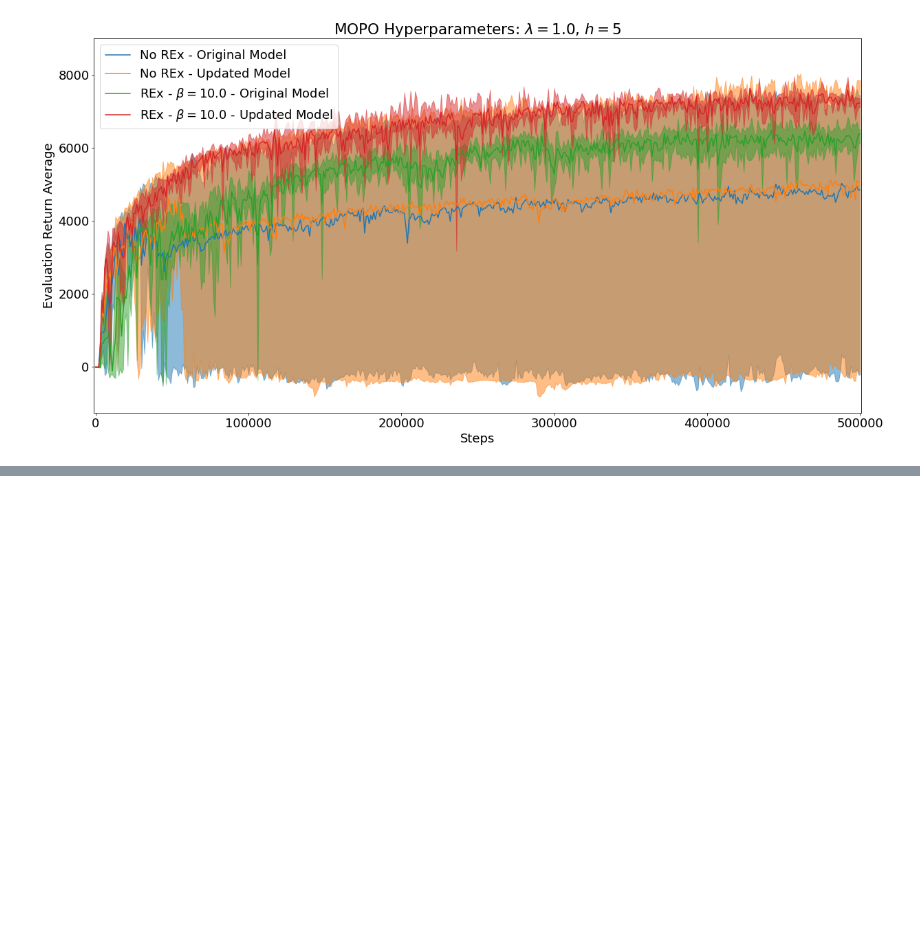
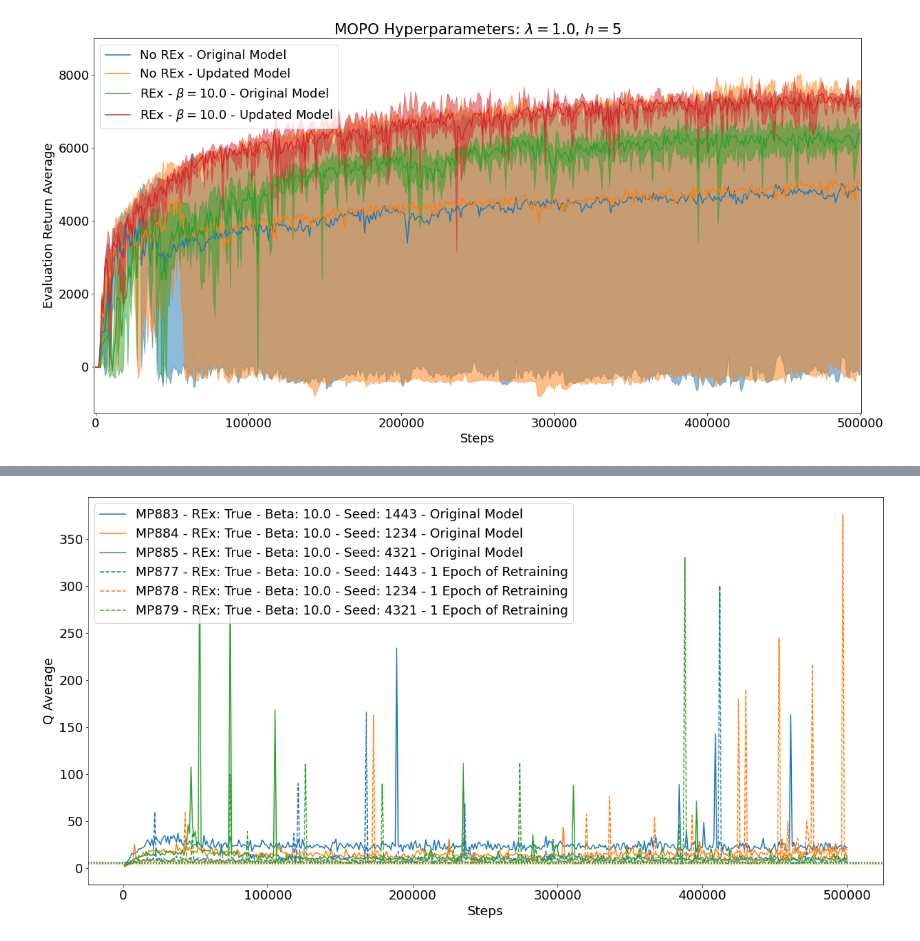
Before and after one commit to thatscotdatasci/mopo, a Jupyter notebook: jupyter/mixed_3/Analysis_MP875-MP885-Retrain.ipynb, the cells around one changed output, grey strips where cells are left out. Drawn from its saved outputs; the diff is of its cells as text; code cells hidden in the pictures; blank space fills up the shorter version.

```diff
--- a/jupyter/mixed_3/Analysis_MP875-MP885-Retrain.ipynb
+++ b/jupyter/mixed_3/Analysis_MP875-MP885-Retrain.ipynb
@@ -240,0 +260,22 @@ pass
+# %%
+fig, ax = plt.subplots(1, 1, figsize=(20,10))
+
+feature = 'Q_loss'
+for exp, rex, beta, col_ind, ls, post_label in [
+    (MP883, True, 10.0, 0, '-',  'Original Model'),
+    (MP884, True, 10.0, 1, '-',  'Original Model'),
+    (MP885, True, 10.0, 2, '-',  'Original Model'),
+    (MP877, True, 10.0, 0, '--', '1 Epoch of Retraining'),
+    (MP878, True, 10.0, 1, '--', '1 Epoch of Retraining'),
+    (MP879, True, 10.0, 2, '--', '1 Epoch of Retraining'),
+]:
+    ax.plot(
+        exp.sac.result['timesteps_total'], exp.sac.result[feature], c=cols[col_ind], ls=ls, label=f'{exp.name} - REx: {rex} - Beta: {beta} - Seed: {exp.seed} - {post_label}'
+    )
+    ax.axhline(exp.max_penalty, c=cols[col_ind], ls=':')
+ax.set_xlabel('Steps')
+ax.set_ylabel('Q Average')
+ax.legend()
+pass
+# %% [output]
+[figure, added]
```
Also changed, not shown: parts of 9 cells of this notebook, 14 other files.
